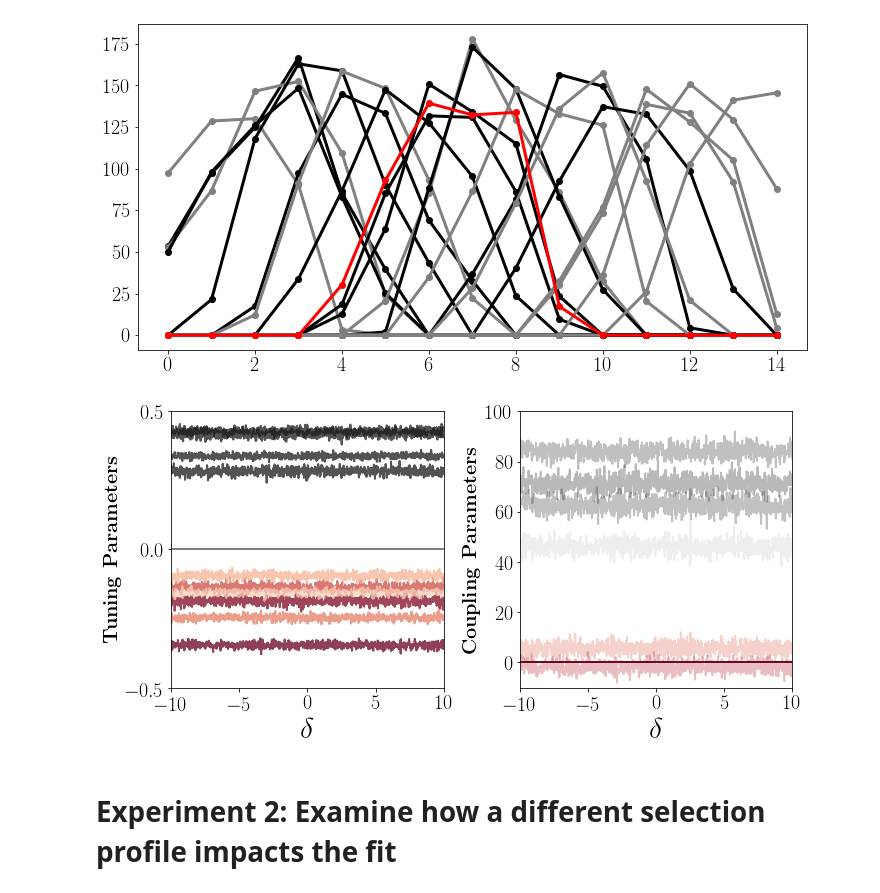
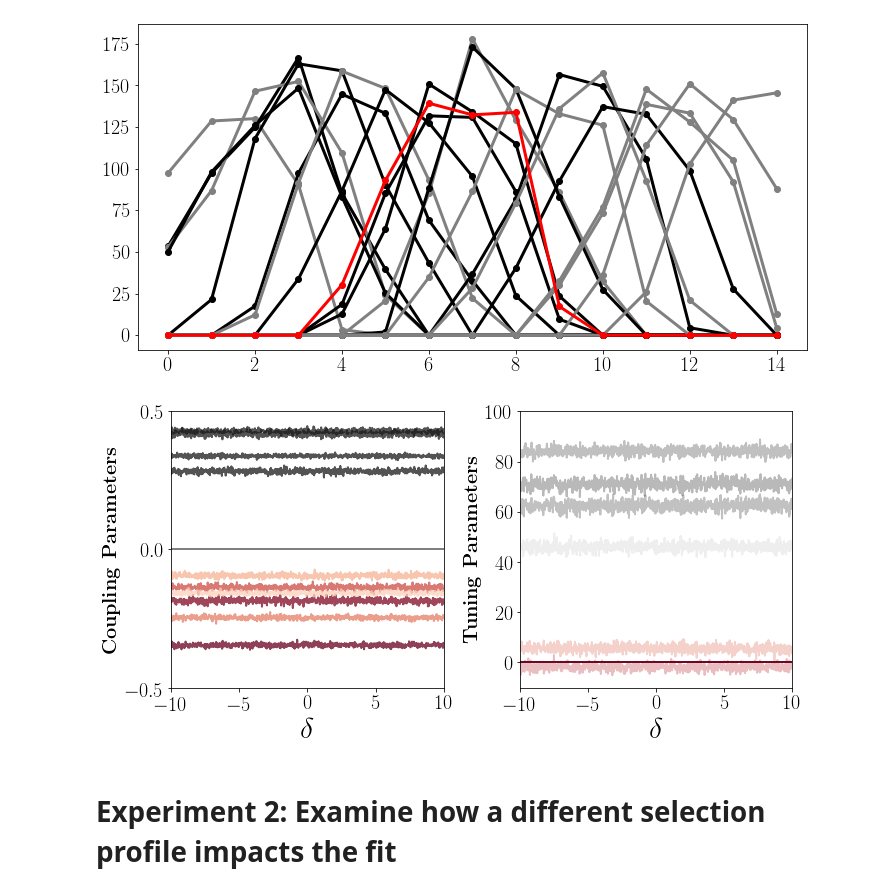
Before and after one commit to BouchardLab/neurobiases, a Jupyter notebook: notebooks/fits_vs_identifiability_transform.ipynb, the cells around one changed output. Saved outputs shown, nothing was run; the diff lists cells and outputs as text; code cells hidden in the pictures.

```diff
--- a/notebooks/fits_vs_identifiability_transform.ipynb
+++ b/notebooks/fits_vs_identifiability_transform.ipynb
@@ -37,7 +34,7 @@ plt.show()
 [figure]
 # %%
 n_deltas = 1000
-n_reps = 10
+n_reps = 25
 deltas = np.linspace(-10, 10, n_deltas)
 a_start = np.copy(tm.a.ravel())
 b_start = np.copy(tm.b.ravel())
@@ -56,36 +53,36 @@ for idx, delta in enumerate(deltas):
 fig, axes = plt.subplots(1, 2, figsize=(10, 5))
 
 # iterate over coupling parameters
 for idx in range(tm.N):
     # plot trajectory of parameter over delta
     axes[0].plot(deltas, np.mean(a_hats[:, :, idx], axis=1),
                  color=plot.get_cmap_color('RdGy', a_start[idx], a_start.min(), a_start.max()),
                  alpha=0.75,
                  linewidth=2)
 
 # iterate over coupling parameters
 for idx in range(tm.M):
     # plot trajectory of parameter over delta
     axes[1].plot(deltas, np.mean(b_hats[:, :, idx], axis=1),
                  color=plot.get_cmap_color('RdGy', b_start[idx], b_start.min(), b_start.max()),
                  alpha=0.30,
                  linewidth=2)
 
 axes[0].set_ylim([-0.5, 0.5])
 axes[0].set_yticks([-0.5, 0, 0.5])
 axes[1].set_ylim([-10, 100])
 
-axes[0].set_ylabel(r'\textbf{Tuning Parameters}', fontsize=20)
-axes[1].set_ylabel(r'\textbf{Coupling Parameters}', fontsize=20)
+axes[0].set_ylabel(r'\textbf{Coupling Parameters}', fontsize=20)
+axes[1].set_ylabel(r'\textbf{Tuning Parameters}', fontsize=20)
 
 for ax in axes:
     ax.set_xlim([-10, 10])
     ax.set_xlabel(r'$\delta$', fontsize=30)
 
 plt.tight_layout()
 plt.savefig('fits_vs_identifiability_same_selection.pdf', bbox_inches='tight')
 # %% [output]
-[figure, old version]
+[figure, new version]
 # %% [markdown]
 # Experiment 2: Examine how a different selection profile impacts the fit
 # %%
```
Also changed, not shown: parts of 16 cells of this notebook.
